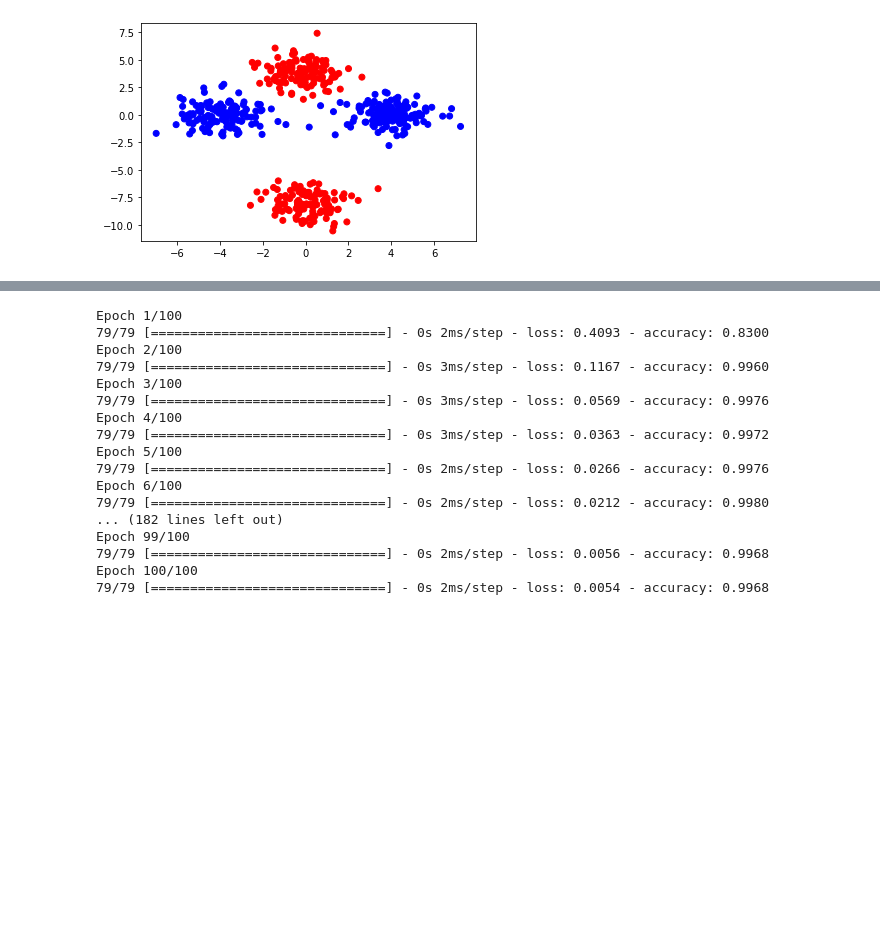
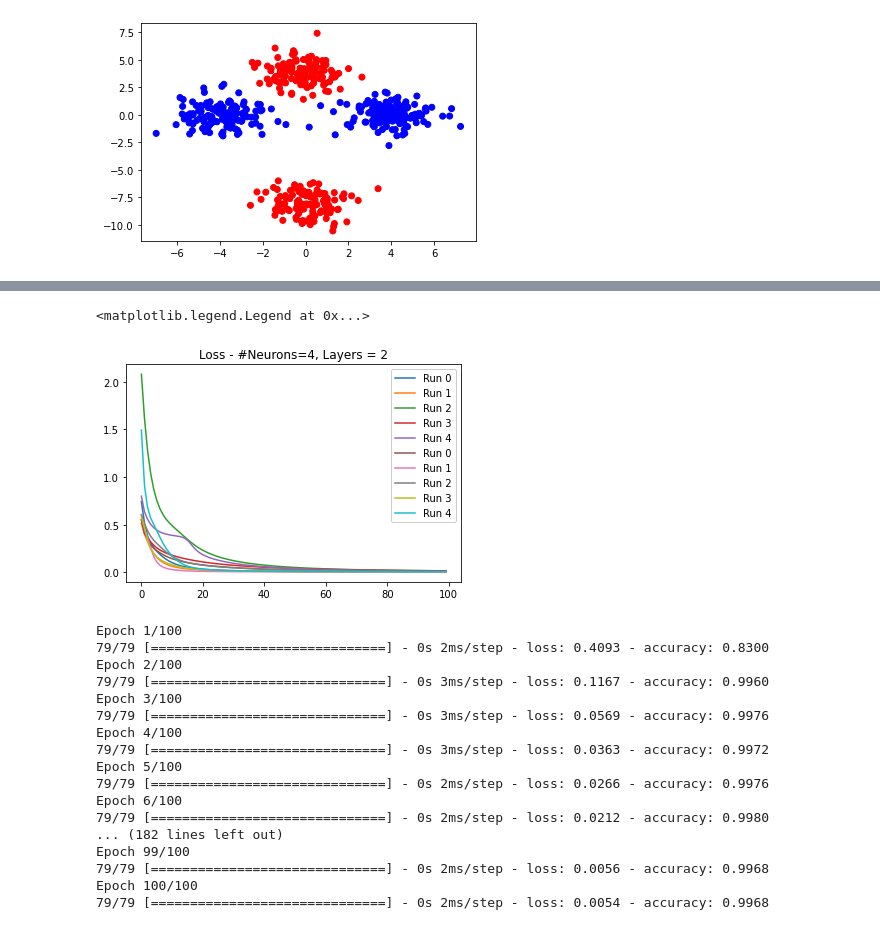
Before and after one commit to smahensaria/2021-summer-main, a Jupyter notebook: assignment/a2/TensorFlow.ipynb, the cells around one changed output, grey strips where cells are left out. Saved outputs shown, nothing was run; the diff lists cells and outputs as text; code cells hidden in the pictures; blank space fills up the shorter version.

```diff
--- a/assignment/a2/TensorFlow.ipynb
+++ b/assignment/a2/TensorFlow.ipynb
@@ -246,3 +901,19 @@ plt.scatter(X_test[:,0], X_test[:,1], c=predictions[:,0]>0.5, cmap='bwr')
+# %%
+#plots of loss
+for i in range (0, 5):
+    plt.plot(history1[i].history['loss'], label = 'Run ' + str(i))
+plt.title('Loss - #Neurons={num_neurons}, Layers = 1' .format(num_neurons=num_neurons)) # - no dropout')
+plt.legend(framealpha=1, frameon=True)
+
+
+#plots of loss
+for i in range (0, 5):
+    plt.plot(history2[i].history['loss'], label = 'Run ' + str(i))
+plt.title('Loss - #Neurons={num_neurons}, Layers = 2' .format(num_neurons=num_neurons)) # - no dropout')
+plt.legend(framealpha=1, frameon=True)
+# %% [output]
+<matplotlib.legend.Legend at 0x...>
+[figure, added]
 # %%
 dropout = 0.0
 num_neurons = 100 #5 #10
```
Also changed, not shown: parts of 10 cells of this notebook, 1 other file.
